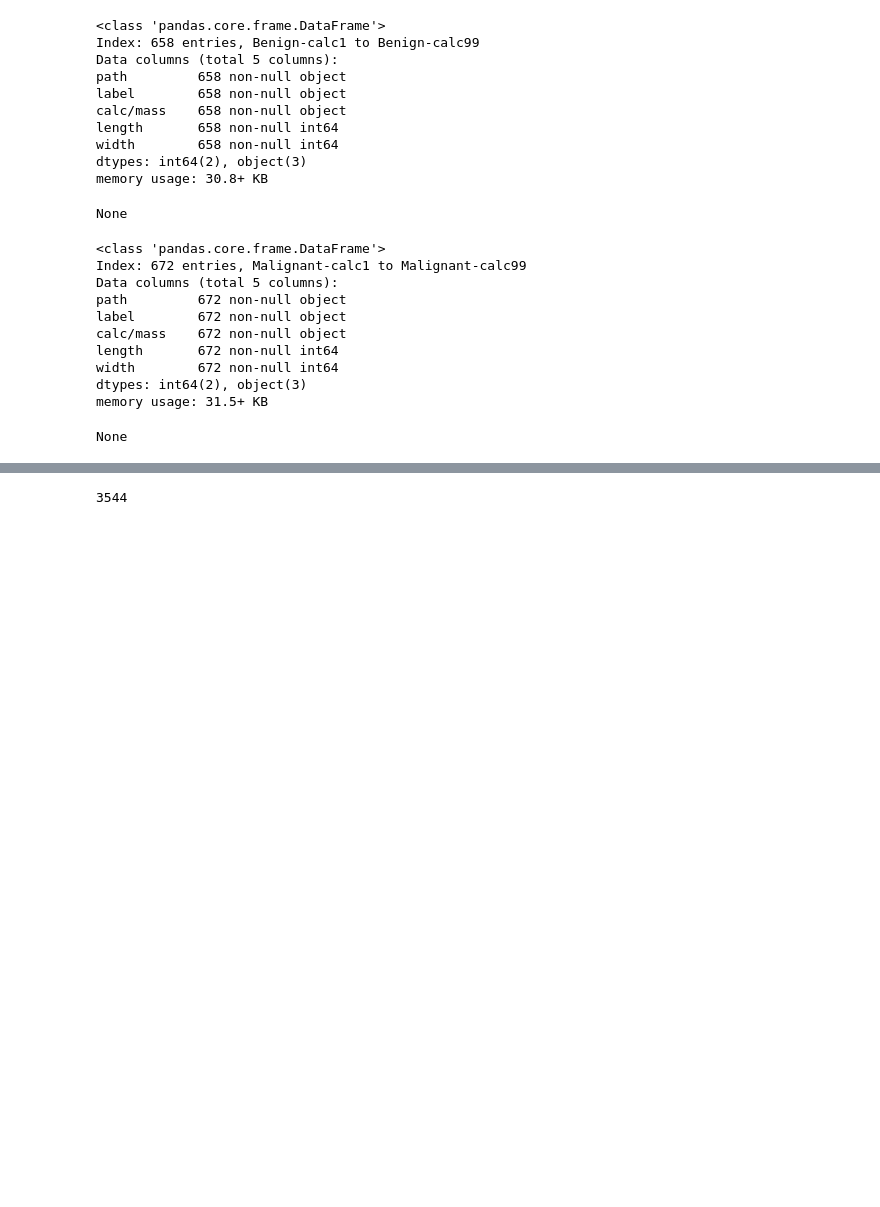
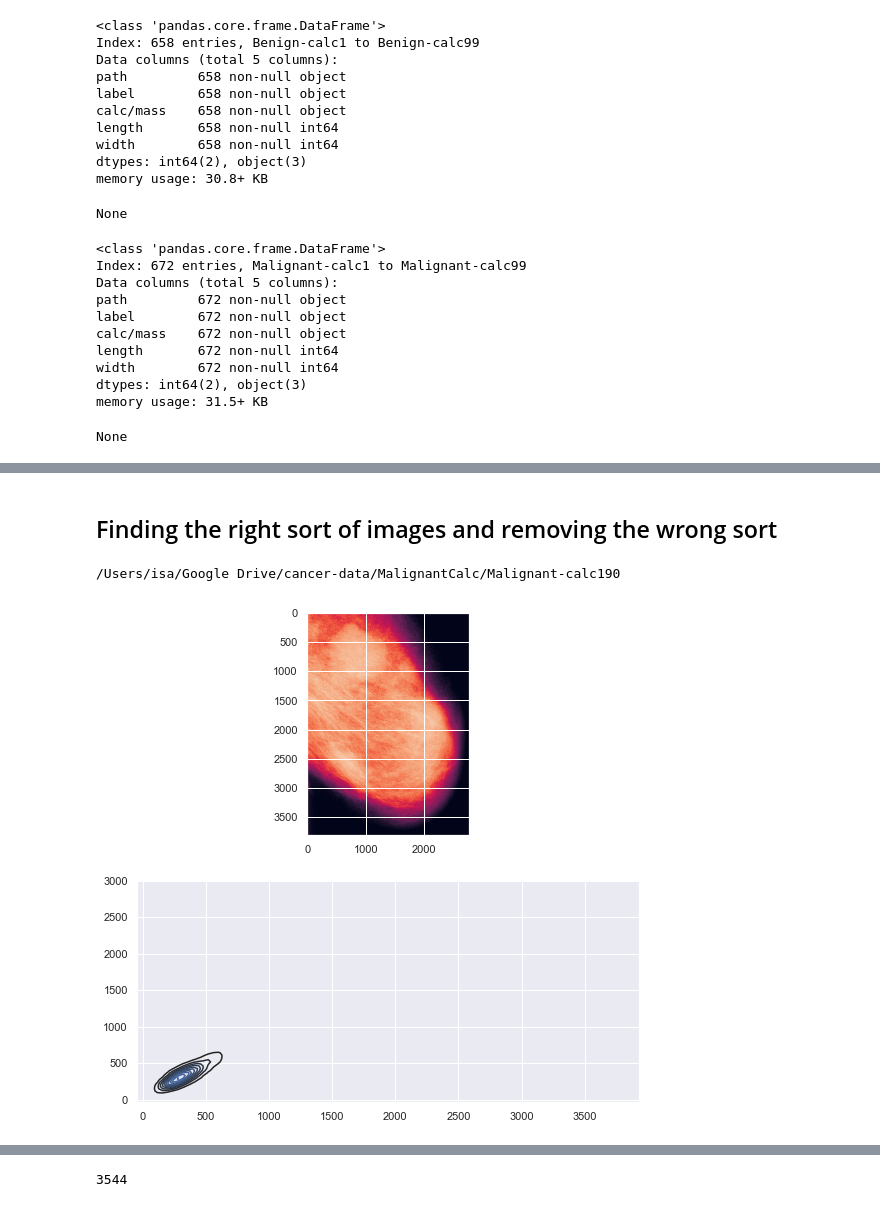
Before and after one commit to isados/breast-cancer-screening, a Jupyter notebook: check.ipynb, the cells around one changed output, grey strips where cells are left out. Cells and saved outputs as stored; diff of their text form; code cells hidden in the pictures; blank space fills up the shorter version.

```diff
--- a/check.ipynb
+++ b/check.ipynb
@@ -164,0 +190,15 @@ sns.jointplot(x=sel.length.values,y=sel.width.values,kind='kde',color='k')
+# %% [markdown]
+## Finding the right sort of images and removing the wrong sort
+# %%
+# Benign-mass748
+# Benign-mass773
+limit=2
+sel=df.sort_values(by=['length','width'],ascending=False)[['length','width','path']].iloc[limit:]
+f, axes = plt.subplots(2, 1, figsize=(9, 9))
+ax=axes.flat
+ax[0].imshow(return_image(sel.path.iloc[0]),cmap=plt.cm.bone)
+sns.kdeplot(data=sel[['length','width']],ax=ax[1])
+print(sel.path.iloc[0])
+# %% [output]
+/Users/isa/Google Drive/cancer-data/MalignantCalc/Malignant-calc190
+[figure, added]
```
Also changed, not shown: parts of 16 cells of this notebook, 2 other files.
